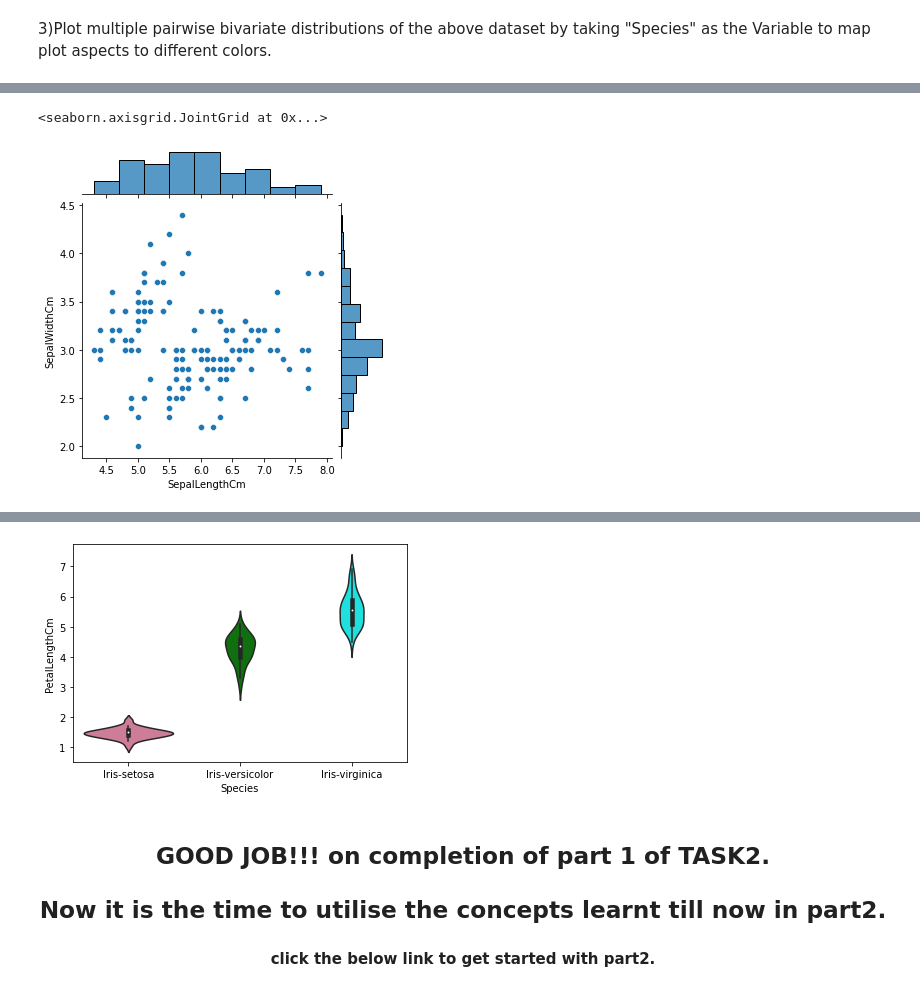
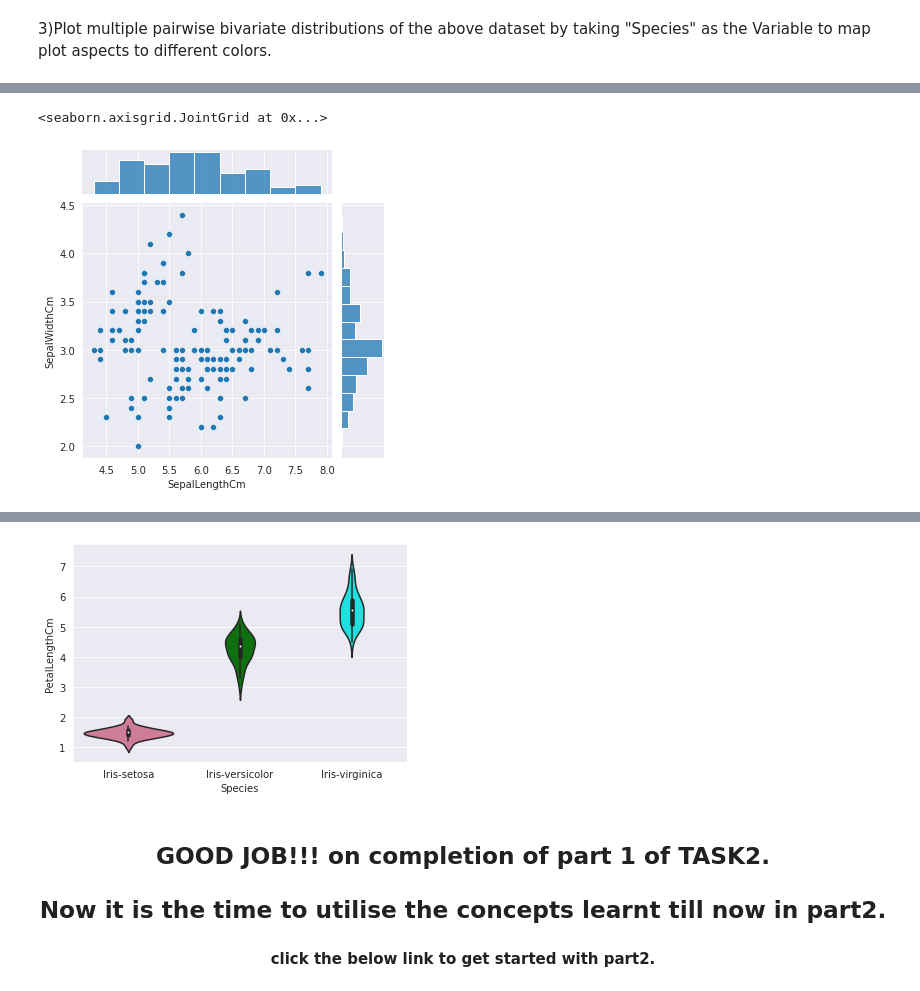
Before and after one commit to SwastiPatra/Spectrum-ID-2021, a Jupyter notebook: Task 2/Copy_of_TASK2(PART_I).ipynb, the cells around one changed output, grey strips where cells are left out. Drawn from its saved outputs; the diff is of its cells as text; code cells hidden in the pictures.

```diff
--- a/Task 2/Copy_of_TASK2(PART_I).ipynb
+++ b/Task 2/Copy_of_TASK2(PART_I).ipynb
@@ -194,10 +202,11 @@ plt.show()
 ![seaborn1.png](embedded-picture-1)
 # %%
 #your code here
+sns.set_style("darkgrid")
 sns.jointplot(x='SepalLengthCm', y='SepalWidthCm',height= 5,data=df)
 # %% [output]
 <seaborn.axisgrid.JointGrid at 0x...>
-[figure, old version]
+[figure, new version]
 # %% [markdown]
 5)Using seaborn replicate the plot below.
 
@@ -207,7 +216,7 @@ sns.jointplot(x='SepalLengthCm', y='SepalWidthCm',height= 5,data=df)
 fig=plt.gcf()
 fig=sns.violinplot(x='Species',y='PetalLengthCm',data=df,palette=['palevioletred','green','cyan'])
 # %% [output]
-[figure, old version]
+[figure, new version]
 # %% [markdown]
 ## <center>**GOOD JOB!!! on completion of part 1 of TASK2**.
 ## <center>**Now it is the time to utilise the concepts learnt till now in part2.**
```
Also changed, not shown: parts of 6 cells of this notebook.
